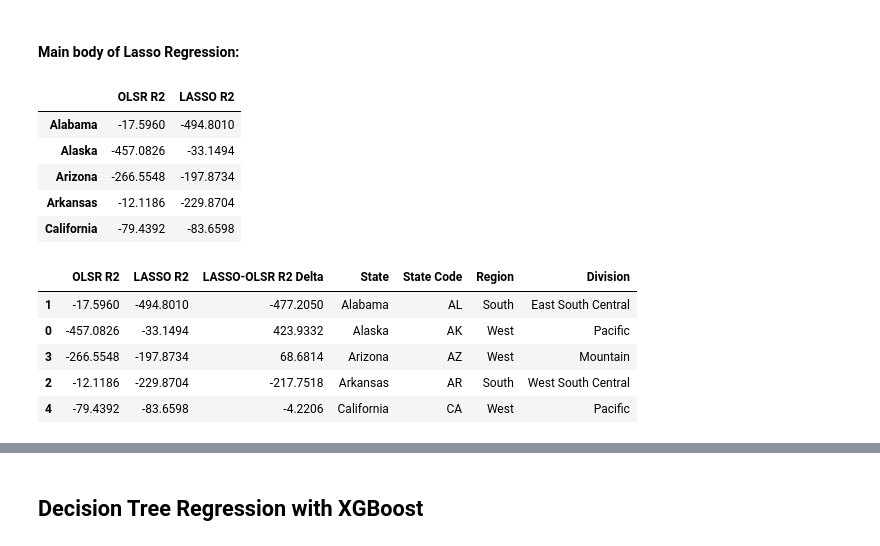
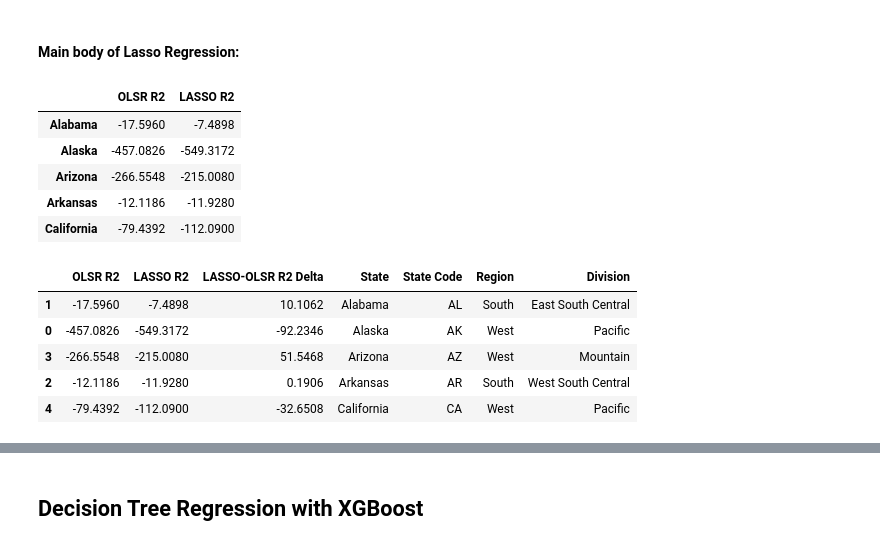
Before and after one commit to cjohnsoncruz/covid_spread_and_business_revenue, a Jupyter notebook: Quantifying_how_Covid_Case_Rates_affect_Business_Revenue.ipynb, the cells around one changed output, grey strips where cells are left out. Saved outputs shown, nothing was run; the diff lists cells and outputs as text; code cells hidden in the pictures.

```diff
--- a/Quantifying_how_Covid_Case_Rates_affect_Business_Revenue.ipynb
+++ b/Quantifying_how_Covid_Case_Rates_affect_Business_Revenue.ipynb
@@ -431,7 +429,7 @@ def run_lasso_regression(train_X,train_Y, test_X,test_Y, run_cross_val):
 #### Main body of Lasso Regression:
 # %%
 # create pure features that don't include
-numeric_covid_features = find_cols_with_substring(join_covid_spending_revenue_df[state], covid_feature_name[0]) + find_cols_with_substring(join_covid_spending_revenue_df[state], covid_feature_name[1])
+numeric_covid_features = find_cols_with_substring(join_covid_spending_revenue_df[state], 'new')
 numeric_spending_features = find_cols_with_substring(spending_per_state, 'spend')
 numeric_revenue_features = find_cols_with_substring(revenue_per_state, 'revenue') + find_cols_with_substring(revenue_per_state, 'merchant')
 # %%
@@ -477,27 +475,25 @@ for state in all_state_names:
     lasso_RMSE_mean[state] = np.mean(lasso_RMSE[state])
 # %%
 df_model_performance_by_state['LASSO R2'] =r_2_lasso.values()
-df_model_performance_by_state.head()
 # %% [output]
 |  | OLSR R2 | LASSO R2 |
-| Alabama | -17.5960 | -494.8010 |
-| Alaska | -457.0826 | -33.1494 |
-| Arizona | -266.5548 | -197.8734 |
-| Arkansas | -12.1186 | -229.8704 |
-| California | -79.4392 | -83.6598 |
+| Alabama | -17.5960 | -7.4898 |
+| Alaska | -457.0826 | -549.3172 |
+| Arizona | -266.5548 | -215.0080 |
+| Arkansas | -12.1186 | -11.9280 |
+| California | -79.4392 | -112.0900 |
 # %%
 df_model_performance_by_state['LASSO-OLSR R2 Delta'] =  df_model_performance_by_state.loc[:,'LASSO R2'].values -  df_model_performance_by_state.loc[:,'OLSR R2'].values
 
 #import CSV of all states
 states_by_region = 'https://raw.githubusercontent.com/cphalpert/census-regions/master/us%20census%20bureau%20regions%20and%20divisions.csv'
 allstates_df = pd.read_csv(states_by_region)
 
 df_model_R2_by_state = pd.merge(df_model_performance_by_state, allstates_df, how = 'inner', right_on = 'State', left_index = True)
-df_model_R2_by_state.head()
 # %% [output]
 |  | OLSR R2 | LASSO R2 | LASSO-OLSR R2 Delta | State | State Code | Region | Division |
-| 1 | -17.5960 | -494.8010 | -477.2050 | Alabama | AL | South | East South Central |
-| 0 | -457.0826 | -33.1494 | 423.9332 | Alaska | AK | West | Pacific |
-| 3 | -266.5548 | -197.8734 | 68.6814 | Arizona | AZ | West | Mountain |
-| 2 | -12.1186 | -229.8704 | -217.7518 | Arkansas | AR | South | West South Central |
-| 4 | -79.4392 | -83.6598 | -4.2206 | California | CA | West | Pacific |
+| 1 | -17.5960 | -7.4898 | 10.1062 | Alabama | AL | South | East South Central |
+| 0 | -457.0826 | -549.3172 | -92.2346 | Alaska | AK | West | Pacific |
+| 3 | -266.5548 | -215.0080 | 51.5468 | Arizona | AZ | West | Mountain |
+| 2 | -12.1186 | -11.9280 | 0.1906 | Arkansas | AR | South | West South Central |
+| 4 | -79.4392 | -112.0900 | -32.6508 | California | CA | West | Pacific |
```
Also changed, not shown: parts of 31 cells of this notebook.
